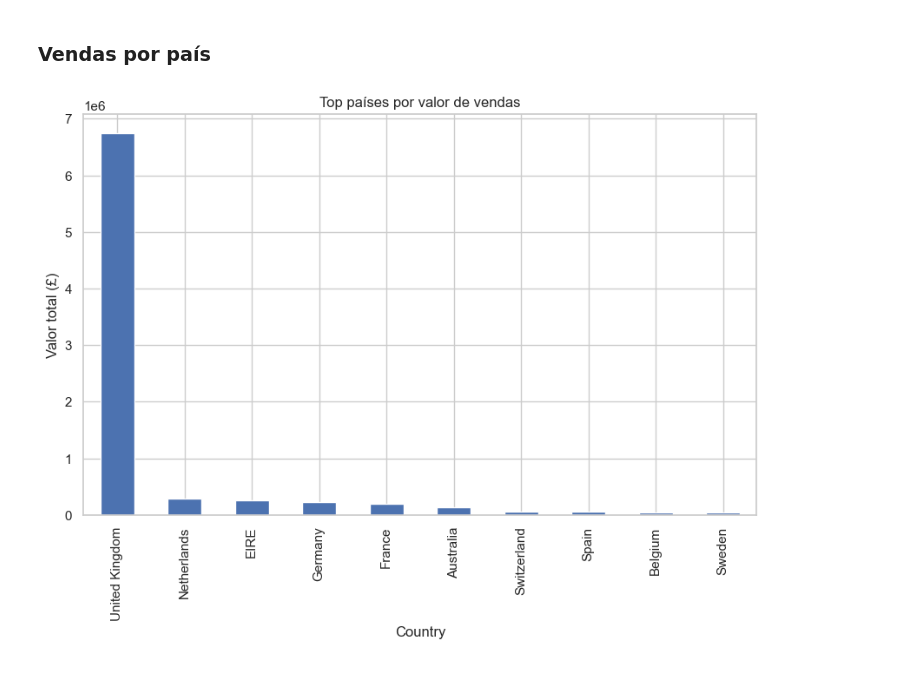
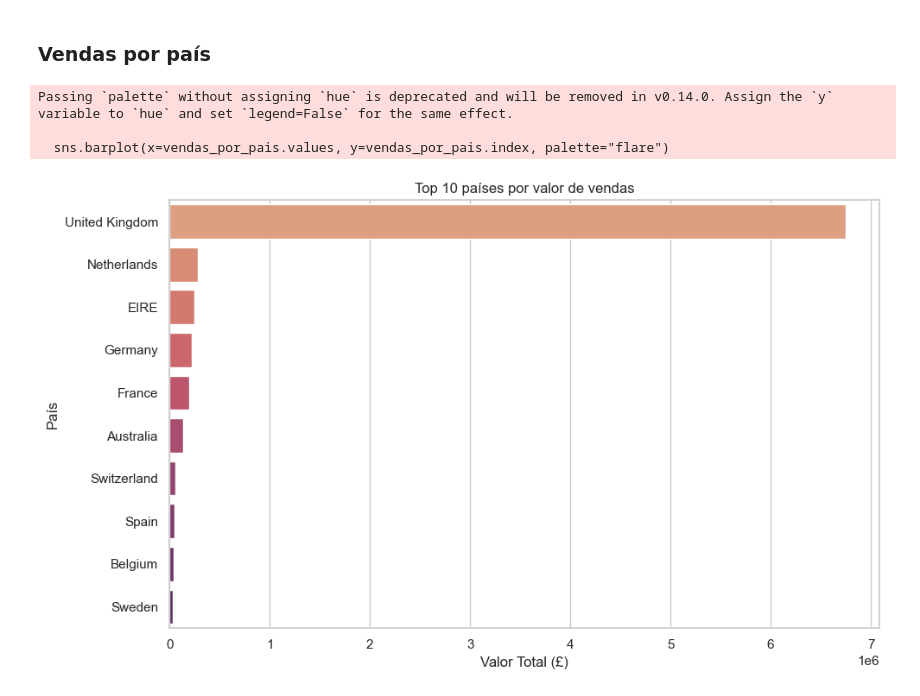
Before and after one commit to P-Lage/analise-vendas-ecommerce, a Jupyter notebook: analise-exploratoria.ipynb, the cells around one changed output. Drawn from its saved outputs; the diff is of its cells as text; code cells hidden in the pictures.

```diff
--- a/analise-exploratoria.ipynb
+++ b/analise-exploratoria.ipynb
@@ -41,10 +48,17 @@ plt.show()
 # %% [markdown]
 ### Vendas por país
 # %%
-vendas_por_pais = df.groupby("Country")["TotalValue"].sum().sort_values(ascending=False)
-vendas_por_pais.head(10).plot(kind="bar")
-plt.title("Top países por valor de vendas")
-plt.ylabel("Valor total (£)")
+vendas_por_pais = df.groupby("Country")["TotalValue"].sum().sort_values(ascending=False).head(10)
+
+sns.barplot(x=vendas_por_pais.values, y=vendas_por_pais.index, palette="flare")
+plt.title("Top 10 países por valor de vendas")
+plt.xlabel("Valor Total (£)")
+plt.ylabel("País")
+plt.tight_layout()
+plt.savefig("imagens/top_paises_valor_vendas.png", dpi=300)
 plt.show()
 # %% [output]
+Passing `palette` without assigning `hue` is deprecated and will be removed in v0.14.0. Assign the `y` variable to `hue` and set `legend=False` for the same effect.
+
+  sns.barplot(x=vendas_por_pais.values, y=vendas_por_pais.index, palette="flare")
-[figure, old version]
+[figure, new version]
```
Also changed, not shown: parts of 11 cells of this notebook, 1 other file.
